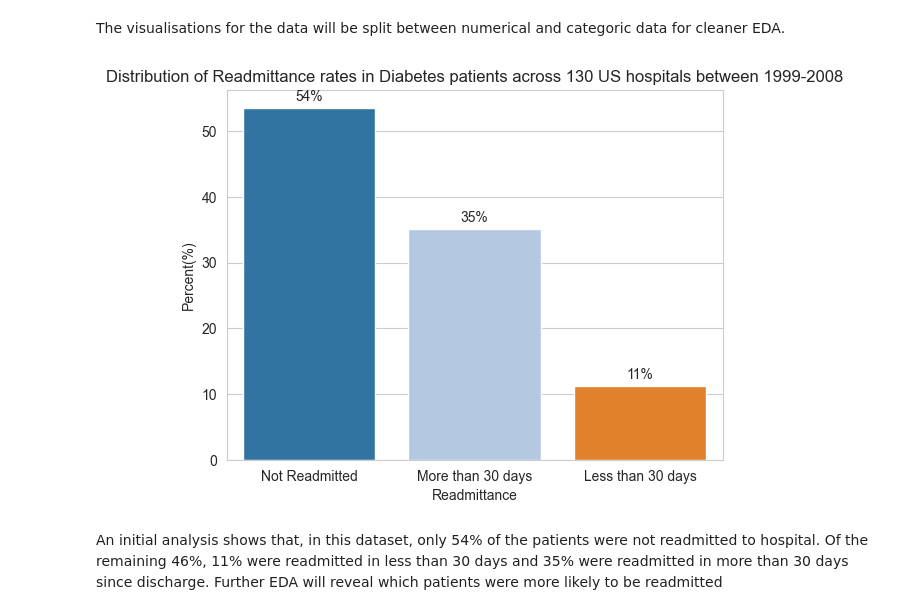
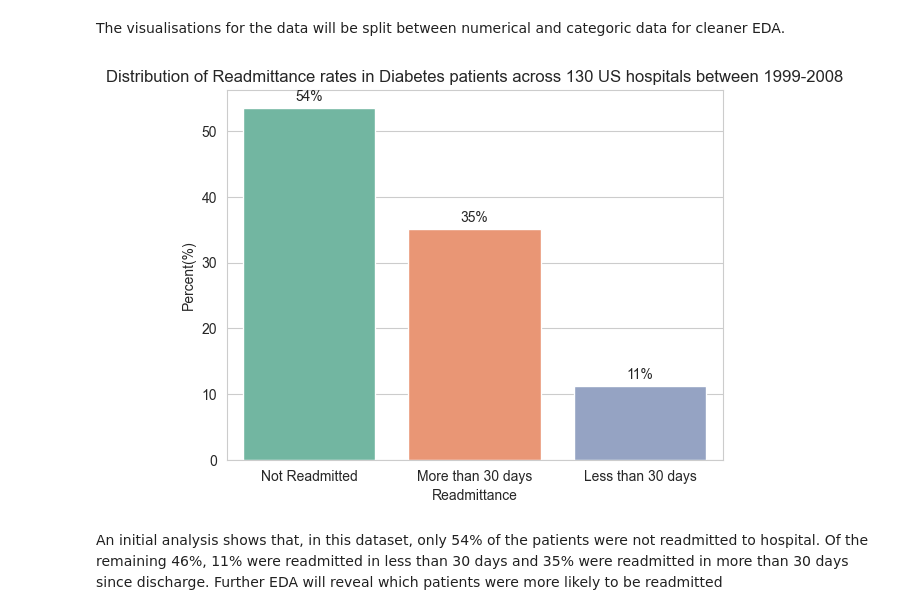
Before and after one commit to naqashb7/hospital_readmission_rates_analysis, a Jupyter notebook: jupyter_notebooks/EDA.ipynb, the cells around one changed output. Drawn from its saved outputs; the diff is of its cells as text; code cells hidden in the pictures.

```diff
--- a/jupyter_notebooks/EDA.ipynb
+++ b/jupyter_notebooks/EDA.ipynb
@@ -122,20 +122,20 @@ memory usage: 31.1+ MB
 # %% [markdown]
 The visualisations for the data will be split between numerical and categoric data for cleaner EDA.
 # %%
-readmittance_percentage_plot = sns.countplot (data = clean_hospital_data_df, x="readmitted", order= clean_hospital_data_df["readmitted"].value_counts().index, hue= "readmitted", palette ="tab20", stat = "percent" )
+readmittance_percentage_plot = sns.countplot (data = clean_hospital_data_df, x="readmitted", order= clean_hospital_data_df["readmitted"].value_counts().index, hue= "readmitted", palette ="Set2", stat = "percent" )
 
 for container in readmittance_percentage_plot.containers:
     labels = [f'{v.get_height():.0f}%' for v in container]
     readmittance_percentage_plot.bar_label(container, labels=labels, padding= 3)
 
 
 plt.title("Distribution of Readmittance rates in Diabetes patients across 130 US hospitals between 1999-2008")
 plt.xlabel("Readmittance")
 plt.xticks( ticks = [0,1,2], labels=["Not Readmitted", "More than 30 days","Less than 30 days"])
 plt.ylabel("Percent(%)")
 plt.show()
 # %% [output]
-[figure, old version]
+[figure, new version]
 # %% [markdown]
 An initial analysis shows that, in this dataset, only 54% of the patients were not readmitted to hospital. Of the remaining 46%, 11% were readmitted in less than 30 days and 35% were readmitted in more than 30 days since discharge. Further EDA will reveal which patients were more likely to be readmitted
 # %% [markdown]
```
Also changed, not shown: parts of 10 cells of this notebook.
